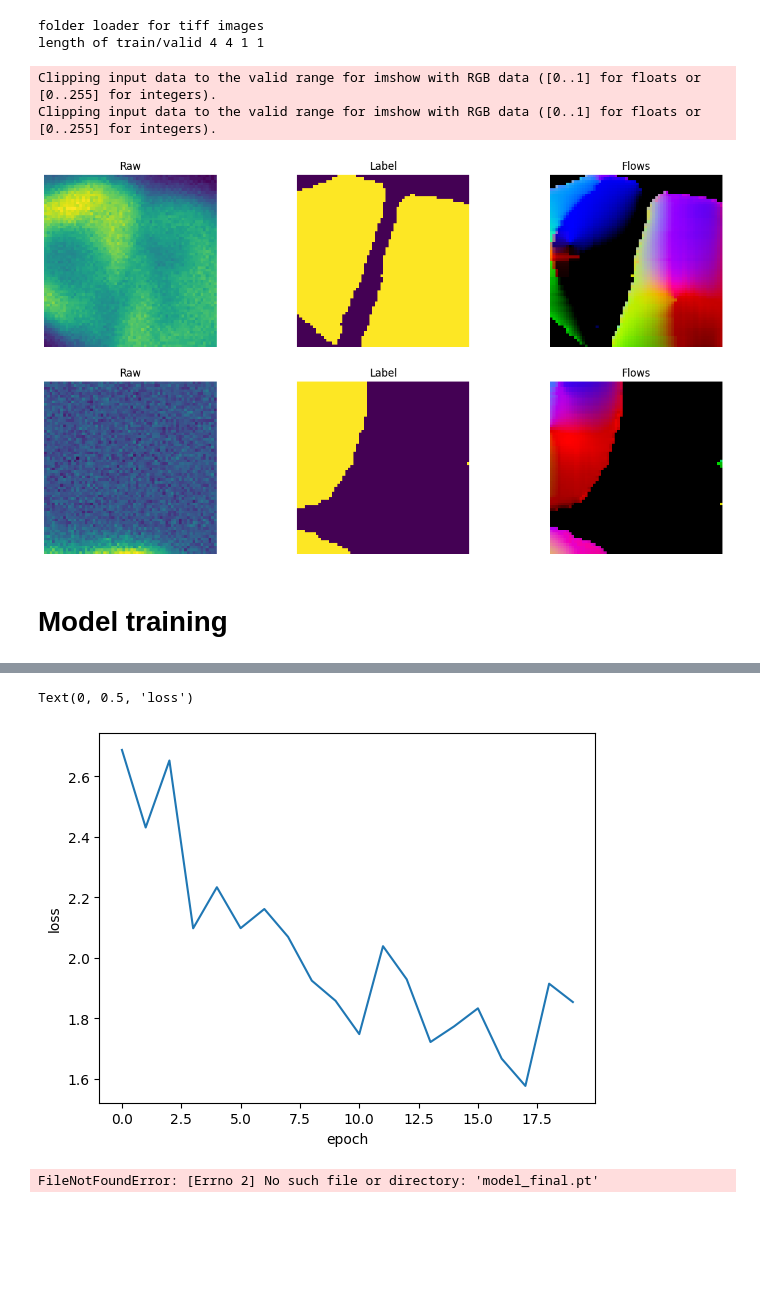
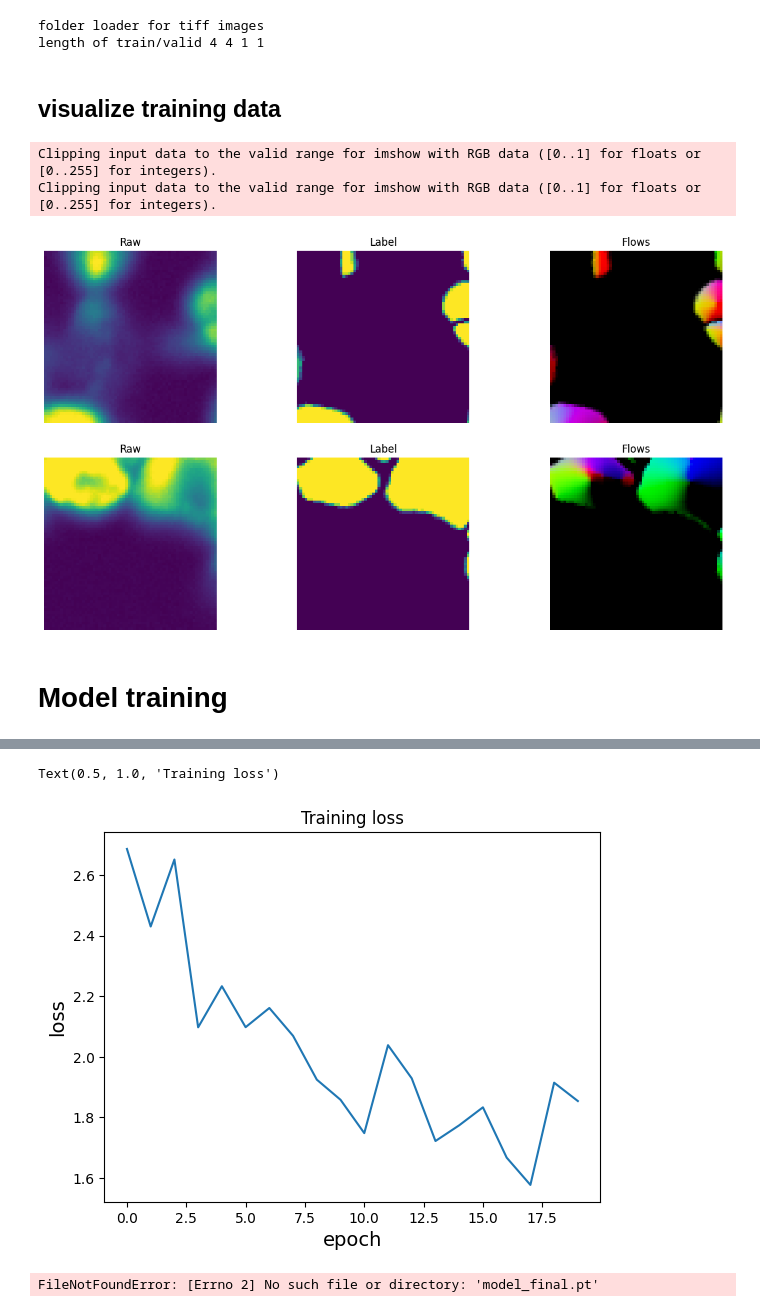
Before and after one commit to xzhang0123/SwinCell, a Jupyter notebook: swincell/notebooks/training_and_prediction_pipeline.ipynb, the cells around one changed output, grey strips where cells are left out. Saved outputs shown, nothing was run; the diff lists cells and outputs as text; code cells hidden in the pictures; blank space fills up the shorter version.

```diff
--- a/swincell/notebooks/training_and_prediction_pipeline.ipynb
+++ b/swincell/notebooks/training_and_prediction_pipeline.ipynb
@@ -23,7 +23,7 @@ args.roi_x = 64
 args.roi_y = 64
 args.roi_z = 32
 args.max_epochs = 20
-args.downsample_factor = 1 # downsample the input image if resolution is too high
+args.downsample_factor = 2 # downsample the input image if resolution is too high
 # %%
 
 
@@ -37,8 +37,9 @@ train_loader,val_loader = folder_loader(args)
 # %% [output]
 folder loader for tiff images
 length of train/valid 4 4 1 1
+# %% [markdown]
+## visualize training data
 # %%
-
 
 n_row = 2
 fig, axes = plt.subplots(n_row, 3,sharex=False, sharey=False, figsize=(15,8))
@@ -70,7 +71,7 @@ for i in range(n_row):
 # %% [output]
 Clipping input data to the valid range for imshow with RGB data ([0..1] for floats or [0..255] for integers).
 Clipping input data to the valid range for imshow with RGB data ([0..1] for floats or [0..255] for integers).
-[figure, old version]
+[figure, new version]
 # %%
 from monai.networks.nets import SwinUNETR
 from swincell.utils.utils import AverageMeter
@@ -129,11 +130,12 @@ Final training  19/19 loss: 1.8543 time 15.27s
 # %%
 #plot loss
 plt.plot(train_losses)
-plt.xlabel('epoch')
-plt.ylabel('loss')
+plt.xlabel('epoch', fontsize=14)
+plt.ylabel('loss', fontsize=14)
+plt.title('Training loss')
 # %% [output]
-Text(0, 0.5, 'loss')
+Text(0.5, 1.0, 'Training loss')
-[figure, old version]
+[figure, new version]
 # %%
 from monai.inferers import sliding_window_inference
 from monai.networks.nets import SwinUNETR
```
Also changed, not shown: parts of 1 cell of this notebook, 7 other files.
